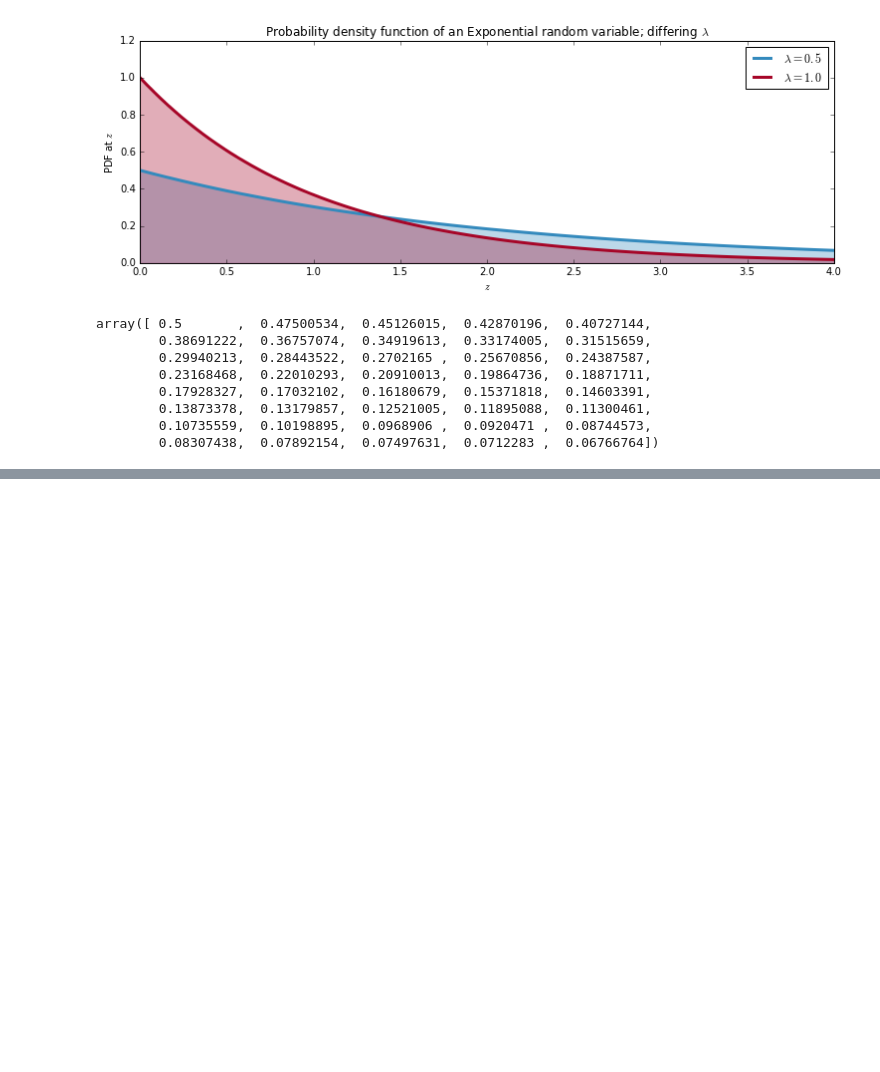
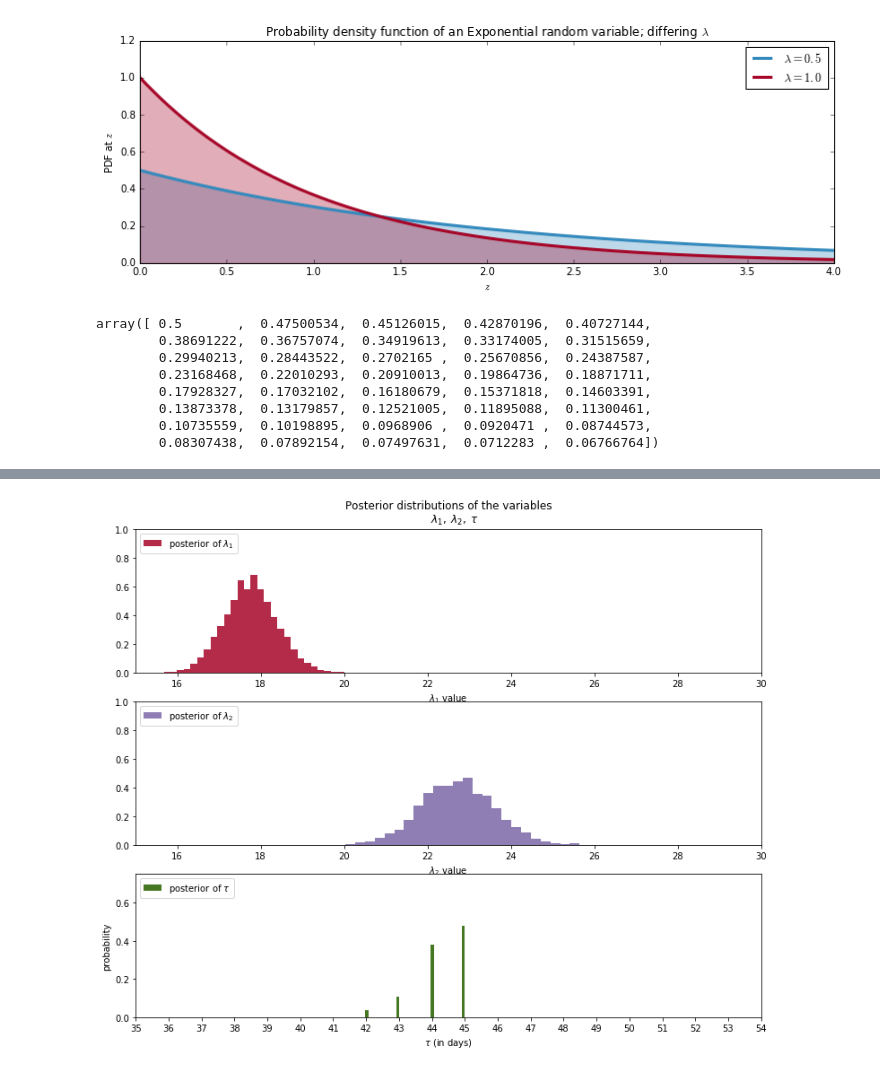
Before and after one commit to TanUkkii007/Probabilistic-Programming-and-Bayesian-Methods-for-Hackers, a Jupyter notebook: ch01/Ch1_Introduction_PyMC2.ipynb, the cells around one changed output, grey strips where cells are left out. Saved outputs shown, nothing was run; the diff lists cells and outputs as text; code cells hidden in the pictures; blank space fills up the shorter version.

```diff
--- a/ch01/Ch1_Introduction_PyMC2.ipynb
+++ b/ch01/Ch1_Introduction_PyMC2.ipynb
@@ -266,0 +291,11 @@ array([ 0.5       ,  0.47500534,  0.45126015,  0.42870196,  0.40727144,
+# %%
+@pm.deterministic
+def lambda_(tau=tau, lambda_1=lambda_1, lambda_2=lambda_2):
+    out = np.zeros(n_count_data)
+    out[:tau] = lambda_1 # lambda before tau is lambda1
+    out[tau:] = lambda_2 # lambda after (and including) tau is lambda2
+    return out
+# %%
+observation = pm.Poisson("obs", lambda_, value=count_data, observed=True)
+
+model = pm.Model([observation, lambda_1, lambda_2, tau])
@@ -266,0 +307,39 @@ array([ 0.5       ,  0.47500534,  0.45126015,  0.42870196,  0.40727144,
+# %%
+lambda_1_samples = mcmc.trace('lambda_1')[:]
+lambda_2_samples = mcmc.trace('lambda_2')[:]
+tau_samples = mcmc.trace('tau')[:]
+# %%
+figsize(12.5, 10)
+
+ax = plt.subplot(311)
+ax.set_autoscaley_on(False)
+
+plt.hist(lambda_1_samples, histtype='stepfilled', bins=30, alpha=0.85, label="posterior of $\lambda_1$", color="#A60628", normed=True)
+plt.legend(loc="upper left")
+plt.title(r"""Posterior distributions of the variables
+    $\lambda_1,\;\lambda_2,\;\tau$""")
+plt.xlim([15, 30])
+plt.xlabel("$\lambda_1$ value")
+
+ax = plt.subplot(312)
+ax.set_autoscaley_on(False)
+plt.hist(lambda_2_samples, histtype='stepfilled', bins=30, alpha=0.85,
+         label="posterior of $\lambda_2$", color="#7A68A6", normed=True)
+plt.legend(loc="upper left")
+plt.xlim([15, 30])
+plt.xlabel("$\lambda_2$ value")
+
+plt.subplot(313)
+w = 1.0 / tau_samples.shape[0] * np.ones_like(tau_samples)
+plt.hist(tau_samples, bins=n_count_data, alpha=1,
+         label=r"posterior of $\tau$",
+         color="#467821", weights=w, rwidth=2.)
+plt.xticks(np.arange(n_count_data))
+
+plt.legend(loc="upper left")
+plt.ylim([0, .75])
+plt.xlim([35, len(count_data) - 20])
+plt.xlabel(r"$\tau$ (in days)")
+plt.ylabel("probability");
+# %% [output]
+[figure, added]
```
Also changed, not shown: parts of 10 cells of this notebook, 1 other file.
